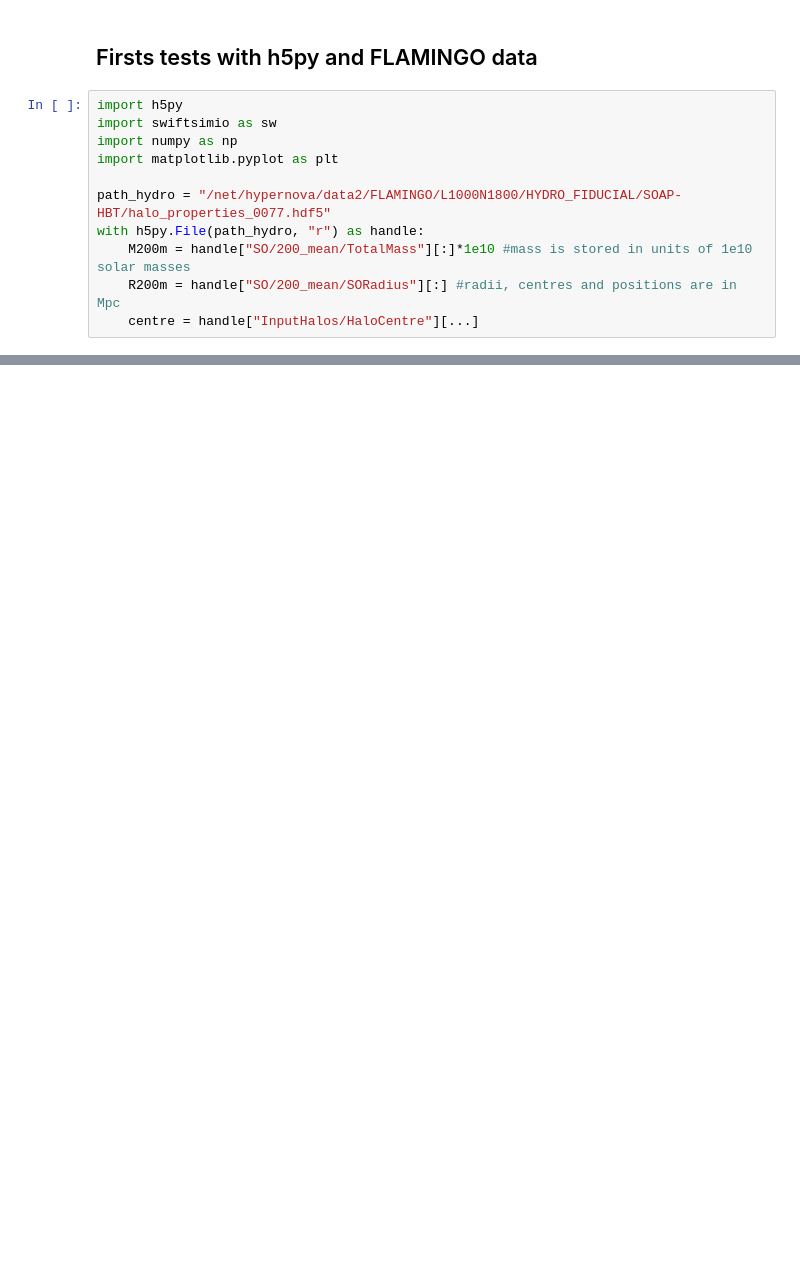
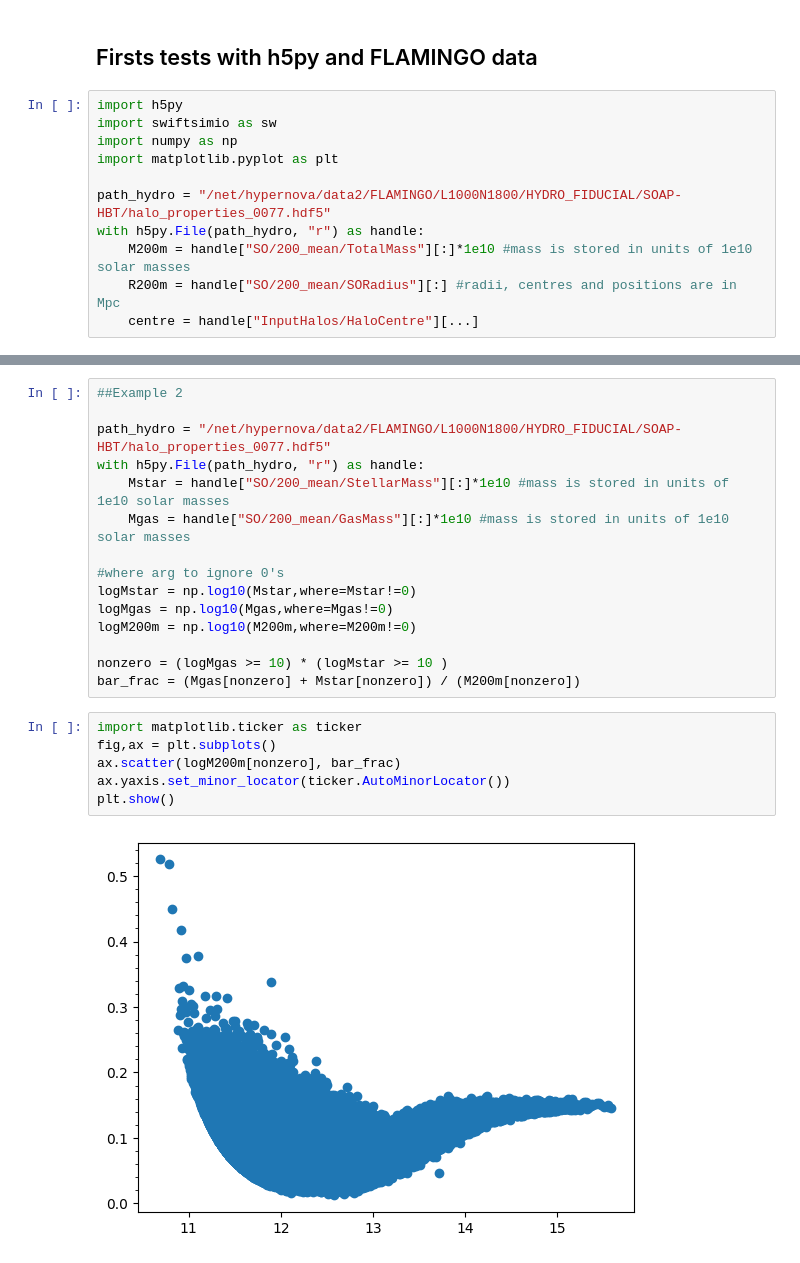
Before and after one commit to TimvdVuurst/MRP_vdvuurst, a Jupyter notebook: FirstTests.ipynb, the cells around one changed output, grey strips where cells are left out. Saved outputs shown, nothing was run; the diff lists cells and outputs as text; blank space fills up the shorter version.

Commit message:
u/i example 2

```diff
--- a/FirstTests.ipynb
+++ b/FirstTests.ipynb
@@ -29,3 +29,26 @@ plt.show()
 Largest 200m mass: 3.835e+15 Msol
 Or 15.583751678466797 in logspace
 [figure]
+# %%
+##Example 2
+
+path_hydro = "/net/hypernova/data2/FLAMINGO/L1000N1800/HYDRO_FIDUCIAL/SOAP-HBT/halo_properties_0077.hdf5"
+with h5py.File(path_hydro, "r") as handle:
+    Mstar = handle["SO/200_mean/StellarMass"][:]*1e10 #mass is stored in units of 1e10 solar masses
+    Mgas = handle["SO/200_mean/GasMass"][:]*1e10 #mass is stored in units of 1e10 solar masses
+
+#where arg to ignore 0's
+logMstar = np.log10(Mstar,where=Mstar!=0)
+logMgas = np.log10(Mgas,where=Mgas!=0)
+logM200m = np.log10(M200m,where=M200m!=0)
+
+nonzero = (logMgas >= 10) * (logMstar >= 10 )
+bar_frac = (Mgas[nonzero] + Mstar[nonzero]) / (M200m[nonzero])
+# %%
+import matplotlib.ticker as ticker
+fig,ax = plt.subplots()
+ax.scatter(logM200m[nonzero], bar_frac)
+ax.yaxis.set_minor_locator(ticker.AutoMinorLocator())
+plt.show()
+# %% [output]
+[figure, added]
```
Also changed, not shown: parts of 1 cell of this notebook.
